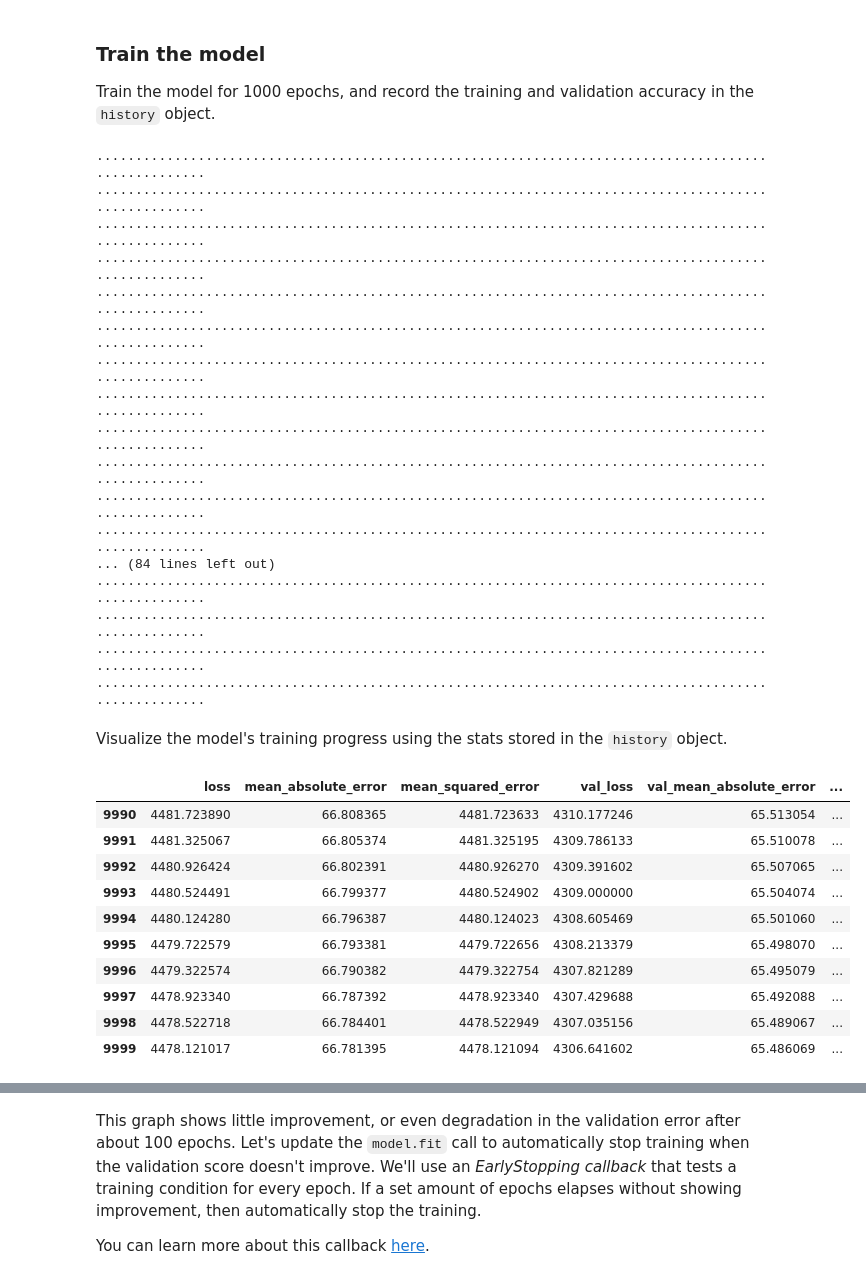
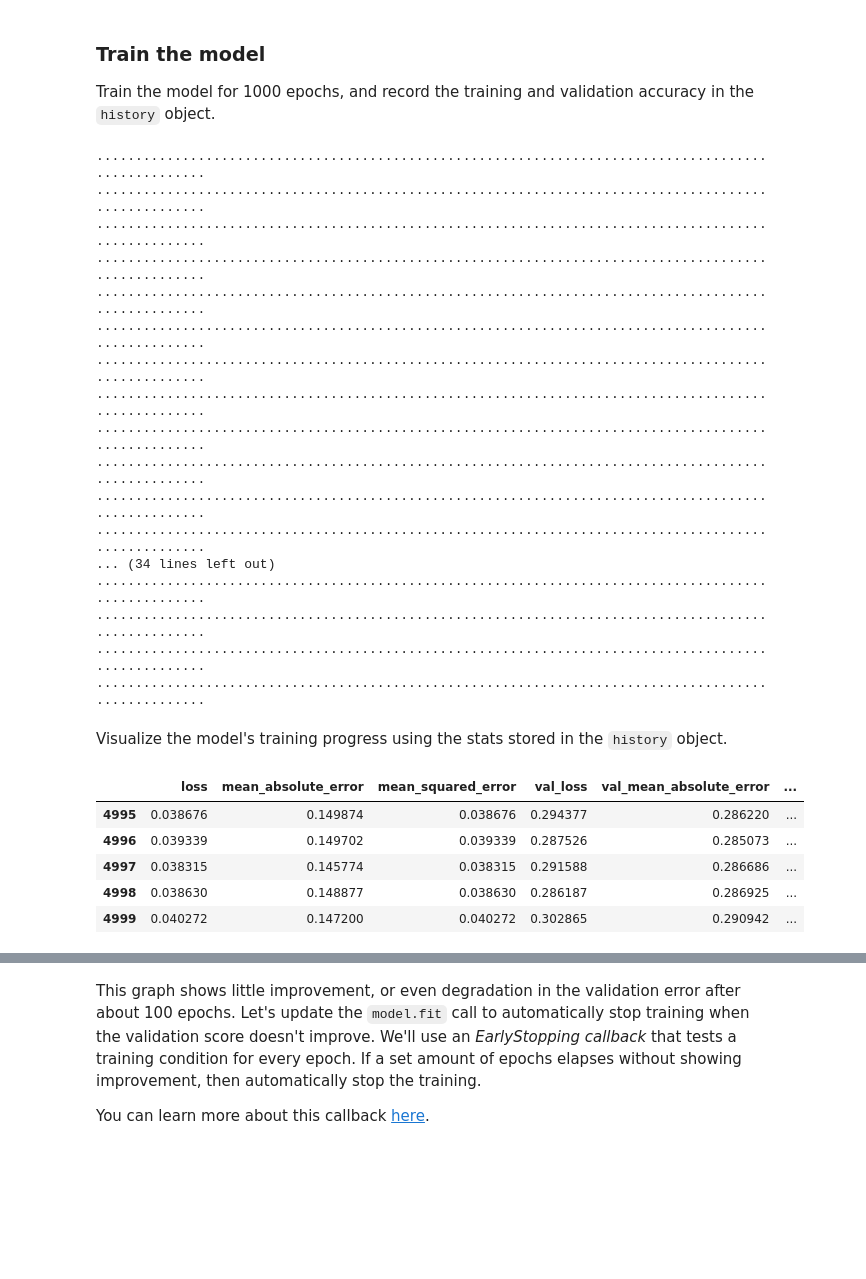
Before and after one commit to jamestjsp/RON_Prediction, a Jupyter notebook: RON_regression.ipynb, the cells around one changed output, grey strips where cells are left out. Cells and saved outputs as stored; diff of their text form; code cells hidden in the pictures; blank space fills up the shorter version.

```diff
--- a/RON_regression.ipynb
+++ b/RON_regression.ipynb
@@ -21,10 +30,8 @@ print(tf.__version__)
 ### Get the data
 Import dataset using pandas.
 # %%
-dataset_path = 'Case_study_20190812.csv'
-raw_dataset = pd.read_csv(dataset_path,
-                      na_values = "?", comment='\t',
-                      skipinitialspace=True)
+dataset_path = '/content/drive/My Drive/Colab Notebooks/Case_study_20190812.csv'
+raw_dataset = pd.read_csv(dataset_path)
 
 dataset = raw_dataset.copy()
 dataset.head()
@@ -53,5 +45,3 @@ To keep this initial tutorial simple drop those rows.
-# %%
-dataset = dataset.dropna()
 # %% [markdown]
 ### Split the data into train and test
 
@@ -136,16 +126,14 @@ Let's build our model. Here, we'll use a `Sequential` model with two densely con
 # %%
 def build_model():
   model = keras.Sequential([
-    layers.Dense(3, activation=tf.nn.relu, input_shape=[len(train_dataset.keys())]),
-    layers.Dense(3, activation=tf.nn.relu),
-    layers.Dense(3, activation=tf.nn.relu),
-    layers.Dense(3, activation=tf.nn.relu),
-    layers.Dense(3, activation=tf.nn.relu),
-    layers.Dense(3, activation=tf.nn.relu),
+    layers.Dense(4, activation=tf.nn.relu, input_shape=[len(train_dataset.keys())]),
+    layers.Dense(4, activation=tf.nn.relu),
+    layers.Dense(4, activation=tf.nn.relu),
+    layers.Dense(4, activation=tf.nn.relu),
     layers.Dense(1)
   ])
 
-  optimizer = tf.keras.optimizers.RMSprop(0.001)
+  optimizer = tf.keras.optimizers.RMSprop(0.0001)
 
   model.compile(loss='mean_squared_error',
                 optimizer=optimizer,
@@ -208,7 +197,7 @@ class PrintDot(keras.callbacks.Callback):
     if epoch % 100 == 0: print('')
     print('.', end='')
 
-EPOCHS = 20000
+EPOCHS = 5000
 
 history = model.fit(
   normed_train_data, train_labels,
@@ -227,7 +216,7 @@ history = model.fit(
 ....................................................................................................
 ....................................................................................................
 ....................................................................................................
-... (84 lines left out)
+... (34 lines left out)
 ....................................................................................................
 ....................................................................................................
 ....................................................................................................
@@ -237,19 +226,15 @@ Visualize the model's training progress using the stats stored in the `history`
 # %%
 hist = pd.DataFrame(history.history)
 hist['epoch'] = history.epoch
-hist.tail(10)
+hist.tail()
+# hist.iloc[[2000]]
 # %% [output]
 |  | loss | mean_absolute_error | mean_squared_error | val_loss | val_mean_absolute_error | ... |
-| 9990 | 4481.723890 | 66.808365 | 4481.723633 | 4310.177246 | 65.513054 | ... |
-| 9991 | 4481.325067 | 66.805374 | 4481.325195 | 4309.786133 | 65.510078 | ... |
-| 9992 | 4480.926424 | 66.802391 | 4480.926270 | 4309.391602 | 65.507065 | ... |
-| 9993 | 4480.524491 | 66.799377 | 4480.524902 | 4309.000000 | 65.504074 | ... |
-| 9994 | 4480.124280 | 66.796387 | 4480.124023 | 4308.605469 | 65.501060 | ... |
-| 9995 | 4479.722579 | 66.793381 | 4479.722656 | 4308.213379 | 65.498070 | ... |
-| 9996 | 4479.322574 | 66.790382 | 4479.322754 | 4307.821289 | 65.495079 | ... |
-| 9997 | 4478.923340 | 66.787392 | 4478.923340 | 4307.429688 | 65.492088 | ... |
-| 9998 | 4478.522718 | 66.784401 | 4478.522949 | 4307.035156 | 65.489067 | ... |
-| 9999 | 4478.121017 | 66.781395 | 4478.121094 | 4306.641602 | 65.486069 | ... |
+| 4995 | 0.038676 | 0.149874 | 0.038676 | 0.294377 | 0.286220 | ... |
+| 4996 | 0.039339 | 0.149702 | 0.039339 | 0.287526 | 0.285073 | ... |
+| 4997 | 0.038315 | 0.145774 | 0.038315 | 0.291588 | 0.286686 | ... |
+| 4998 | 0.038630 | 0.148877 | 0.038630 | 0.286187 | 0.286925 | ... |
+| 4999 | 0.040272 | 0.147200 | 0.040272 | 0.302865 | 0.290942 | ... |
 # %%
 def plot_history(history):
   hist = pd.DataFrame(history.history)
```
Also changed, not shown: parts of 20 cells of this notebook, 2 other files.
